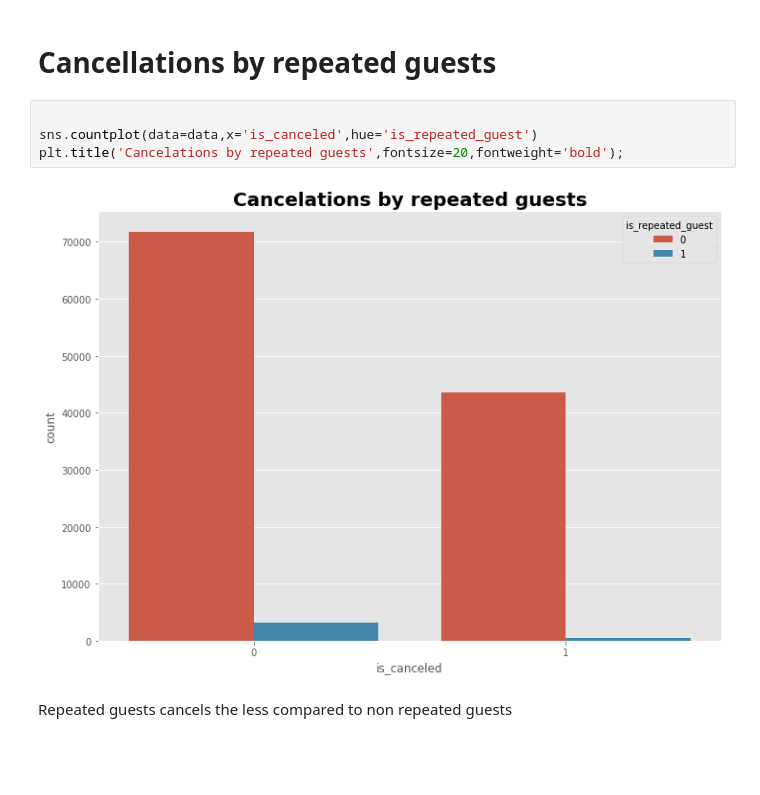
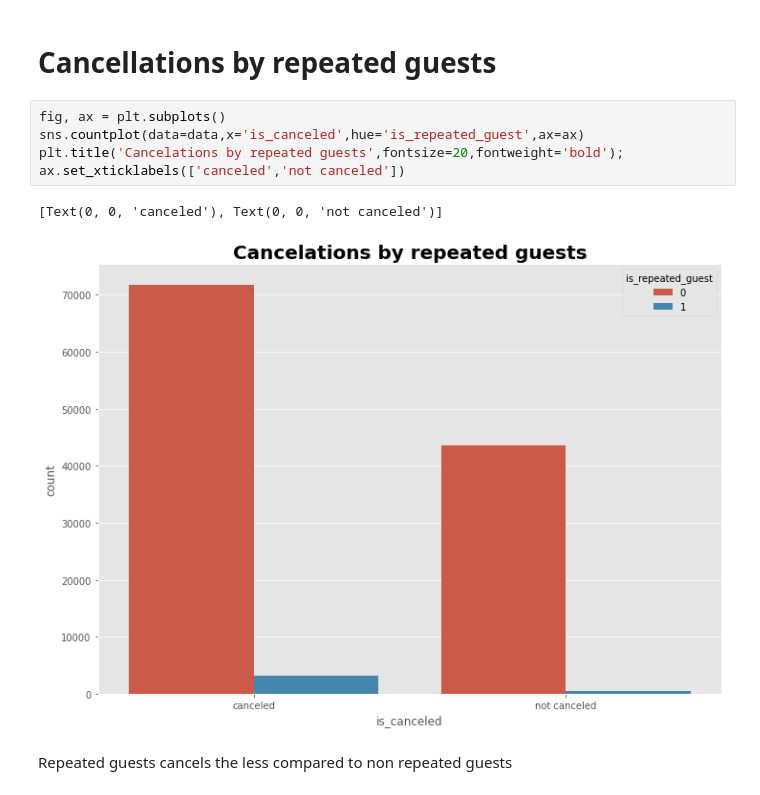
Before and after one commit to aynaval/Hotel-booking-analysis_EDA, a Jupyter notebook: EDA_Capstone_Project.ipynb, the cells around one changed output. Cells and saved outputs as stored; diff of their text form; blank space fills up the shorter version.

```diff
--- a/EDA_Capstone_Project.ipynb
+++ b/EDA_Capstone_Project.ipynb
@@ -621,11 +623,13 @@ Guests who hve one or mmore special requests are more prone to cancel.
 # %% [markdown]
 # Cancellations by repeated guests
 # %%
-
-sns.countplot(data=data,x='is_canceled',hue='is_repeated_guest')
+fig, ax = plt.subplots()
+sns.countplot(data=data,x='is_canceled',hue='is_repeated_guest',ax=ax)
 plt.title('Cancelations by repeated guests',fontsize=20,fontweight='bold');
+ax.set_xticklabels(['canceled','not canceled'])
 # %% [output]
+[Text(0, 0, 'canceled'), Text(0, 0, 'not canceled')]
-[figure, old version]
+[figure, new version]
 # %% [markdown]
 Repeated guests cancels the less compared to non repeated guests
 # %%
```
Also changed, not shown: parts of 22 cells of this notebook.
